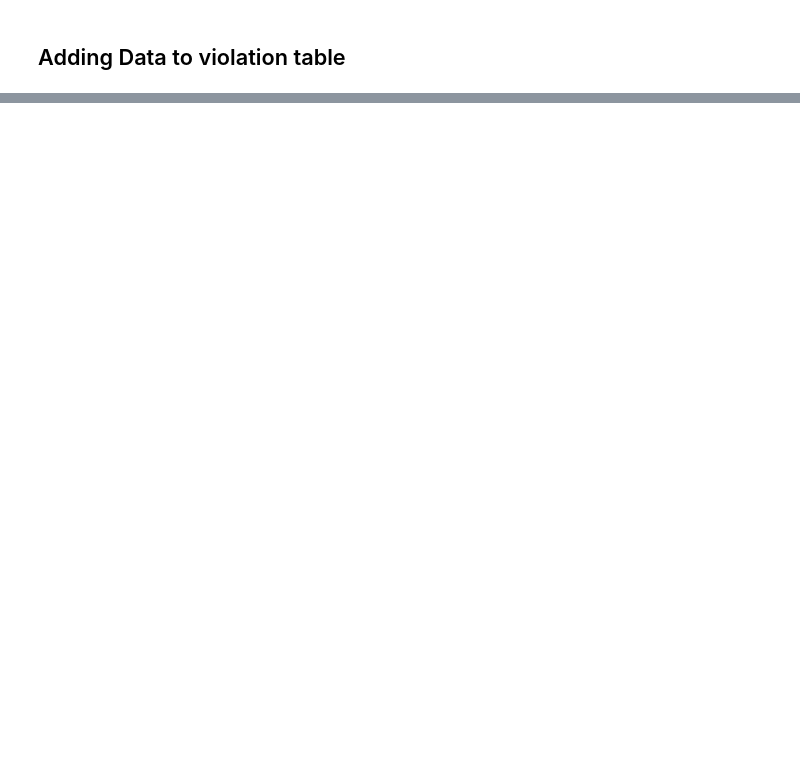
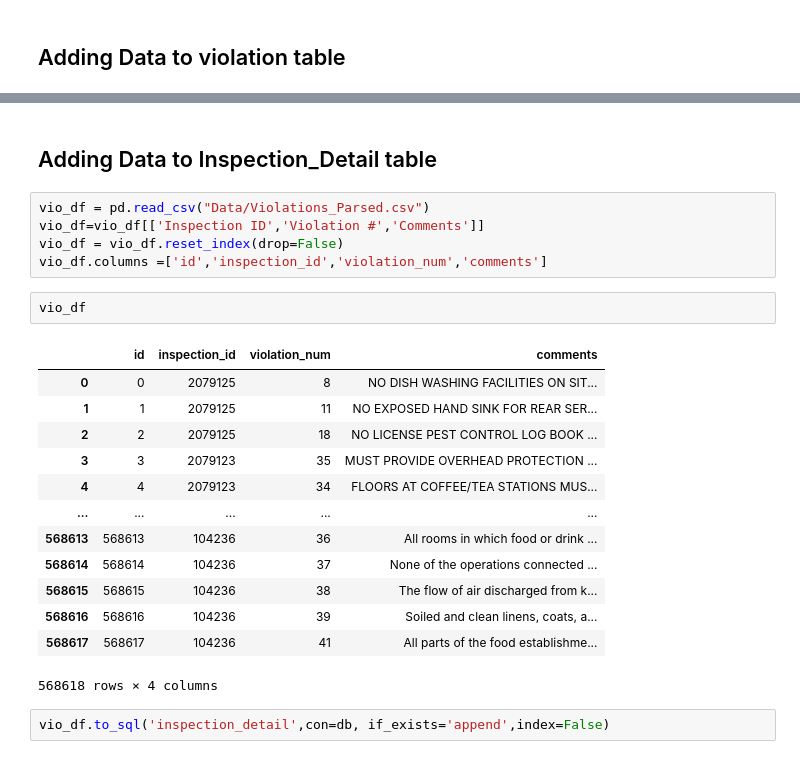
Before and after one commit to adp12/513_Project, a Jupyter notebook: notebooks/db_setup.ipynb, the cells around one changed output, grey strips where cells are left out. Saved outputs shown, nothing was run; the diff lists cells and outputs as text; blank space fills up the shorter version.

```diff
--- a/notebooks/db_setup.ipynb
+++ b/notebooks/db_setup.ipynb
@@ -83,0 +246,25 @@ vio_df.to_sql('violation',con=db, if_exists='append',index=False)
+# %% [markdown]
+## Adding Data to Inspection_Detail table
+# %%
+vio_df = pd.read_csv("Data/Violations_Parsed.csv")
+vio_df=vio_df[['Inspection ID','Violation #','Comments']]
+vio_df = vio_df.reset_index(drop=False)
+vio_df.columns =['id','inspection_id','violation_num','comments']
+# %%
+vio_df
+# %% [output]
+|  | id | inspection_id | violation_num | comments |
+| 0 | 0 | 2079125 | 8 | NO DISH WASHING FACILITIES ON SIT... |
+| 1 | 1 | 2079125 | 11 | NO EXPOSED HAND SINK FOR REAR SER... |
+| 2 | 2 | 2079125 | 18 | NO LICENSE PEST CONTROL LOG BOOK ... |
+| 3 | 3 | 2079123 | 35 | MUST PROVIDE OVERHEAD PROTECTION ... |
+| 4 | 4 | 2079123 | 34 | FLOORS AT COFFEE/TEA STATIONS MUS... |
+| ... | ... | ... | ... | ... |
+| 568613 | 568613 | 104236 | 36 | All rooms in which food or drink ... |
+| 568614 | 568614 | 104236 | 37 | None of the operations connected ... |
+| 568615 | 568615 | 104236 | 38 | The flow of air discharged from k... |
+| 568616 | 568616 | 104236 | 39 | Soiled and clean linens, coats, a... |
+| 568617 | 568617 | 104236 | 41 | All parts of the food establishme... |
+568618 rows × 4 columns
+# %%
+vio_df.to_sql('inspection_detail',con=db, if_exists='append',index=False)
```
Also changed, not shown: parts of 51 cells of this notebook, 1 other file.
